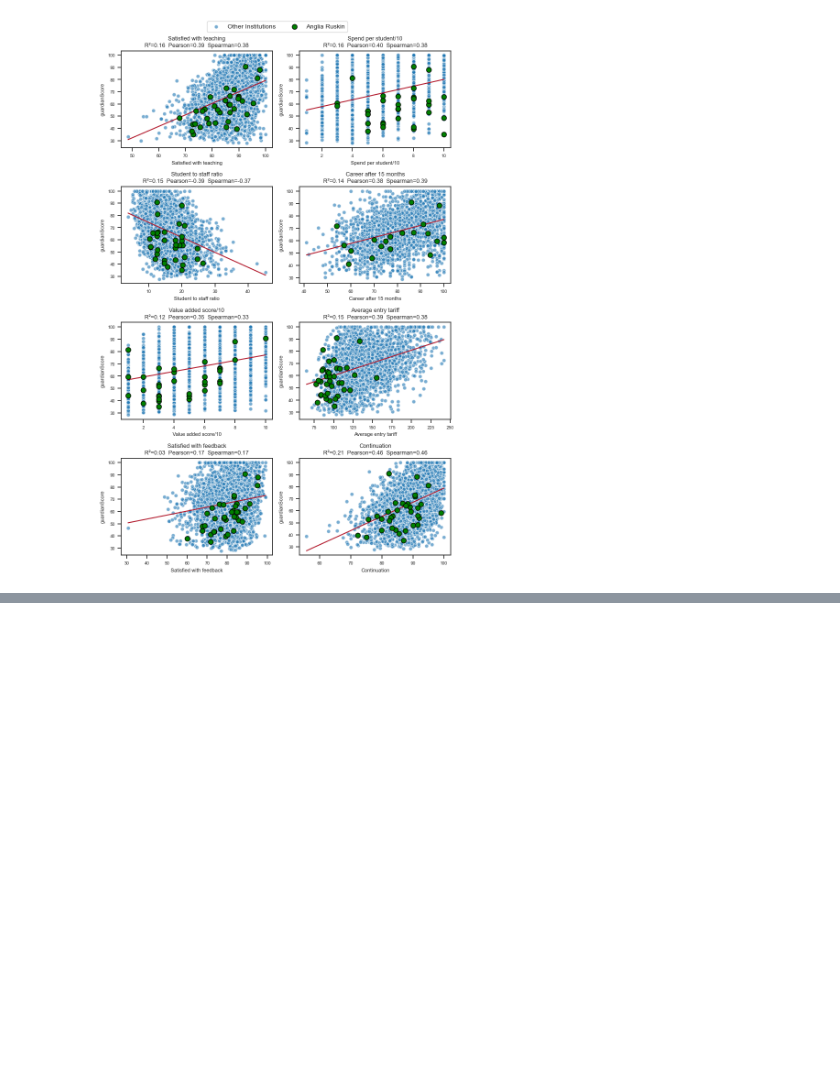
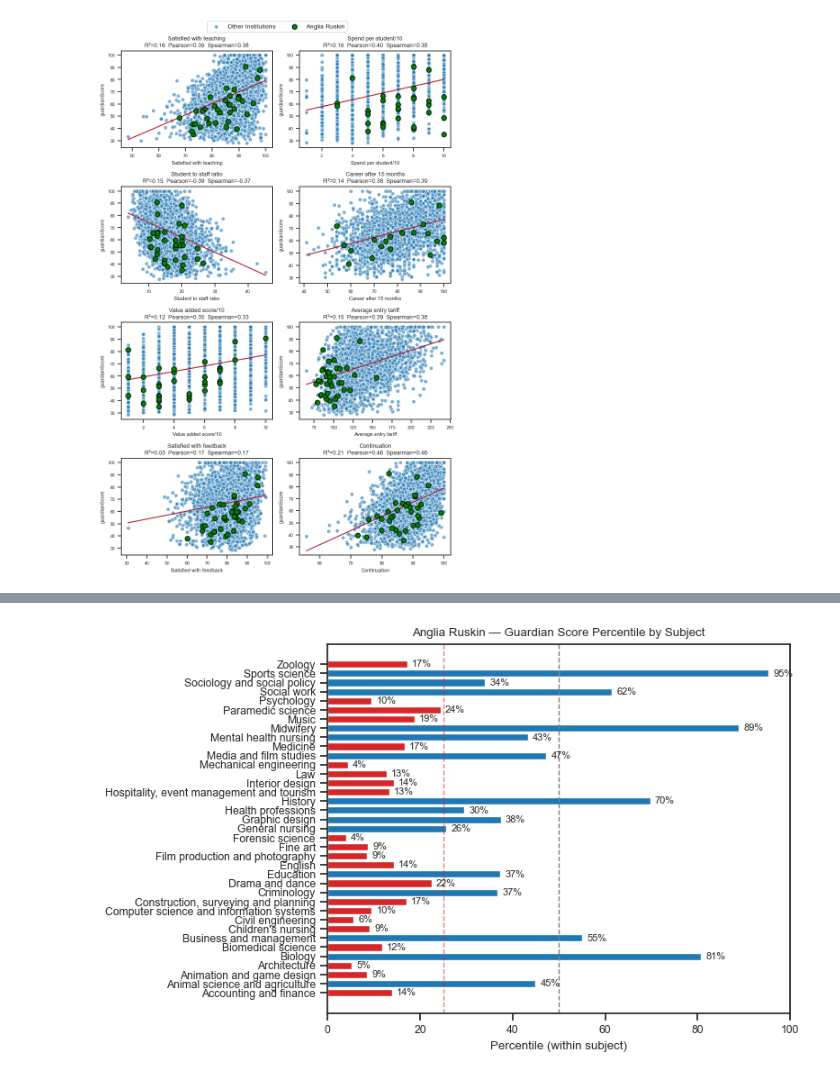
Before and after one commit to mjduarterosa/guardian-univ-ranking, a Jupyter notebook: explore_ranking.ipynb, the cells around one changed output, grey strips where cells are left out. Saved outputs shown, nothing was run; the diff lists cells and outputs as text; code cells hidden in the pictures; blank space fills up the shorter version.

```diff
--- a/explore_ranking.ipynb
+++ b/explore_ranking.ipynb
@@ -233,0 +353,33 @@ plt.show()
+# %%
+TARGET = "guardianScore"
+HIGHLIGHT = "Anglia Ruskin"
+
+subjects, pcts = [], []
+for subject_key, d in dfs.items():
+    vals = pd.to_numeric(d[TARGET], errors="coerce").dropna()
+    aru_row = d.loc[d["name"] == HIGHLIGHT]
+    aru_val = pd.to_numeric(aru_row[TARGET], errors="coerce")
+    if aru_val.empty or aru_val.isna().all():
+        continue
+    pct = stats.percentileofscore(vals, aru_val.values[0])
+    subject_name = aru_row["subject"].values[0]
+    subjects.append(subject_name)
+    pcts.append(pct)
+
+colors = ["tab:red" if p < 25 else "tab:blue" for p in pcts]
+
+fig, ax = plt.subplots(figsize=(8, 5))
+bars = ax.barh(subjects, pcts, color=colors)
+ax.axvline(25, color="tab:red", linestyle="--", linewidth=1, alpha=0.6)
+ax.axvline(50, color="gray", linestyle="--", linewidth=1)
+ax.set_xlim(0, 100)
+ax.set_xlabel("Percentile (within subject)")
+ax.set_title(f"{HIGHLIGHT} — Guardian Score Percentile by Subject")
+
+for bar, pct in zip(bars, pcts):
+    ax.text(pct + 1, bar.get_y() + bar.get_height()/2, f"{pct:.0f}%", va="center", fontsize=8)
+
+plt.tight_layout()
+plt.show()
+# %% [output]
+[figure, added]
```
Also changed, not shown: parts of 6 cells of this notebook.
